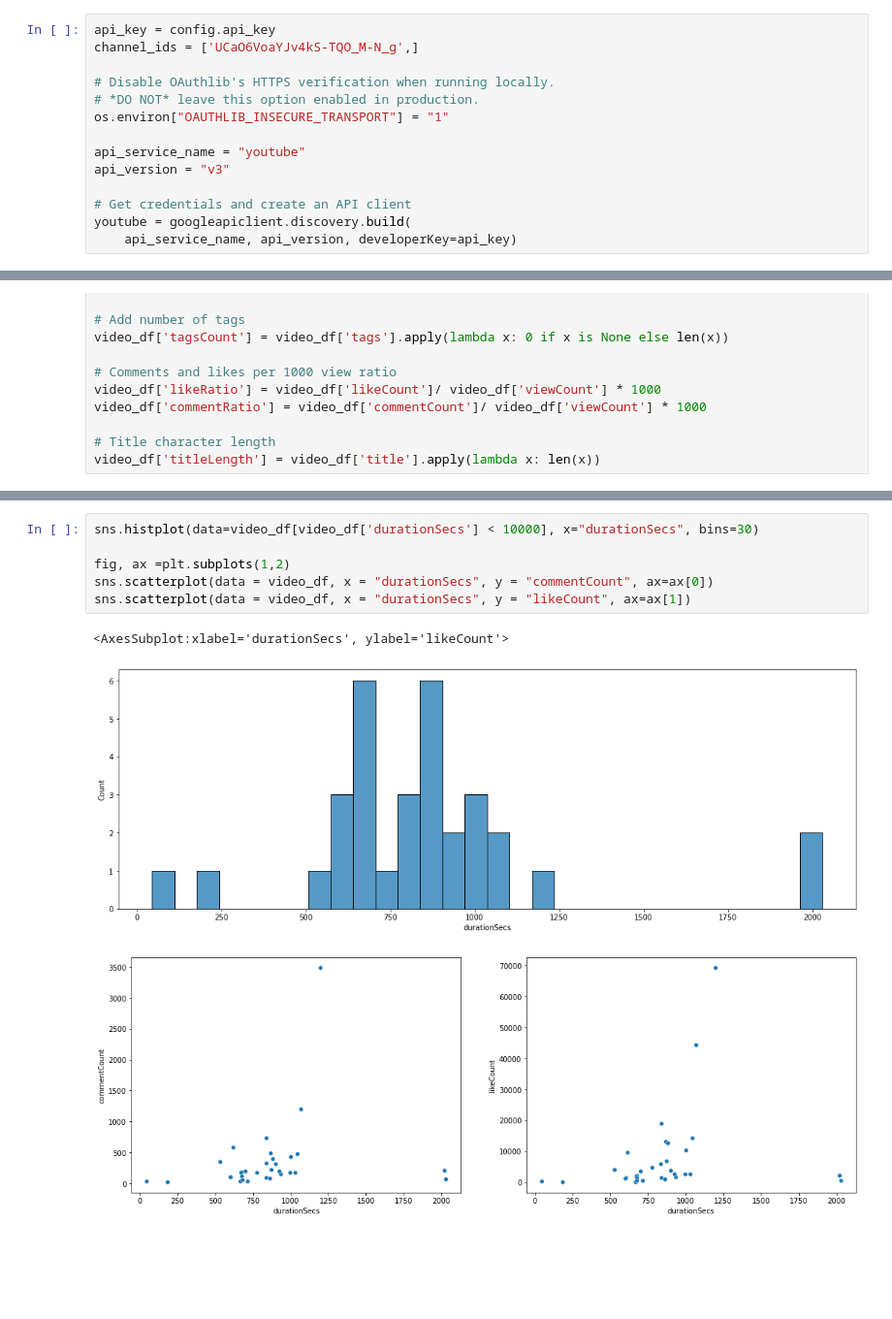
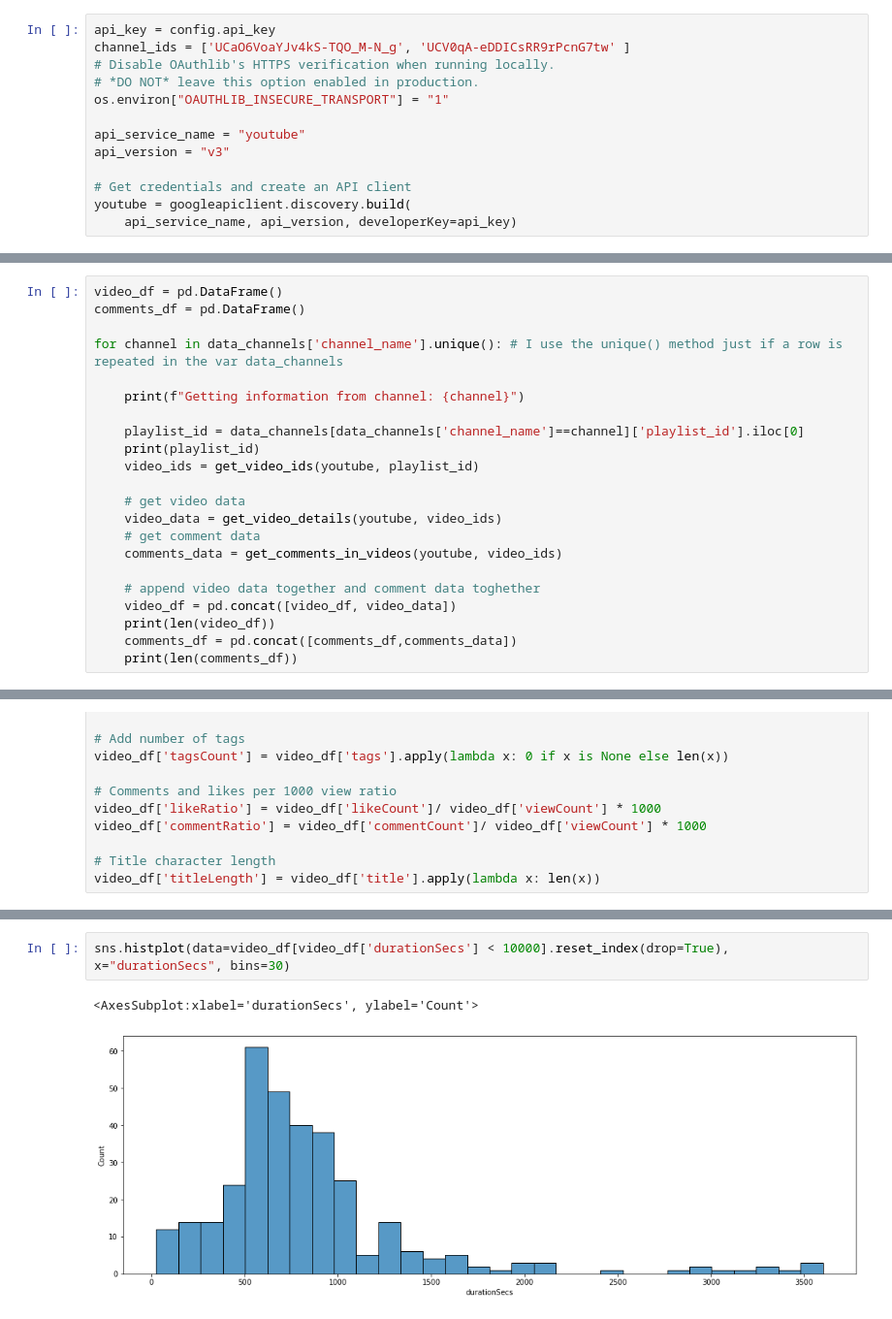
Before and after one commit to AlejMrv/data-analysis-youtube-with-api-connection, a Jupyter notebook: youtube-analysis.ipynb, the cells around one changed output, grey strips where cells are left out. Shown at 97% size. Drawn from its saved outputs; the diff is of its cells as text; blank space fills up the shorter version.

```diff
--- a/youtube-analysis.ipynb
+++ b/youtube-analysis.ipynb
@@ -12,8 +12,7 @@ import googleapiclient.errors
 import config
 # %%
 api_key = config.api_key
-channel_ids = ['UCaO6VoaYJv4kS-TQO_M-N_g',]
-
+channel_ids = ['UCaO6VoaYJv4kS-TQO_M-N_g', 'UCV0qA-eDDICsRR9rPcnG7tw' ]
 # Disable OAuthlib's HTTPS verification when running locally.
 # *DO NOT* leave this option enabled in production.
 os.environ["OAUTHLIB_INSECURE_TRANSPORT"] = "1"
@@ -199,0 +148,22 @@ Could not get comments for video SsNLc7PKRbM
+# %%
+video_df = pd.DataFrame()
+comments_df = pd.DataFrame()
+
+for channel in data_channels['channel_name'].unique(): # I use the unique() method just if a row is repeated in the var data_channels
+
+    print(f"Getting information from channel: {channel}")
+
+    playlist_id = data_channels[data_channels['channel_name']==channel]['playlist_id'].iloc[0]
+    print(playlist_id)
+    video_ids = get_video_ids(youtube, playlist_id)
+
+    # get video data
+    video_data = get_video_details(youtube, video_ids)
+    # get comment data
+    comments_data = get_comments_in_videos(youtube, video_ids)
+
+    # append video data together and comment data toghether
+    video_df = pd.concat([video_df, video_data])
+    print(len(video_df))
+    comments_df = pd.concat([comments_df,comments_data])
+    print(len(comments_df))
@@ -309,10 +289,5 @@ sns.scatterplot(data = video_df, x = "likeRatio", y = "viewCount", ax=ax[1])
 # %%
-sns.histplot(data=video_df[video_df['durationSecs'] < 10000], x="durationSecs", bins=30)
-
-fig, ax =plt.subplots(1,2)
-sns.scatterplot(data = video_df, x = "durationSecs", y = "commentCount", ax=ax[0])
-sns.scatterplot(data = video_df, x = "durationSecs", y = "likeCount", ax=ax[1])
+sns.histplot(data=video_df[video_df['durationSecs'] < 10000].reset_index(drop=True), x="durationSecs", bins=30)
 # %% [output]
-<AxesSubplot:xlabel='durationSecs', ylabel='likeCount'>
+<AxesSubplot:xlabel='durationSecs', ylabel='Count'>
-[figure, old version]
+[figure, new version]
-[figure, removed]
```
Also changed, not shown: parts of 23 cells of this notebook.
